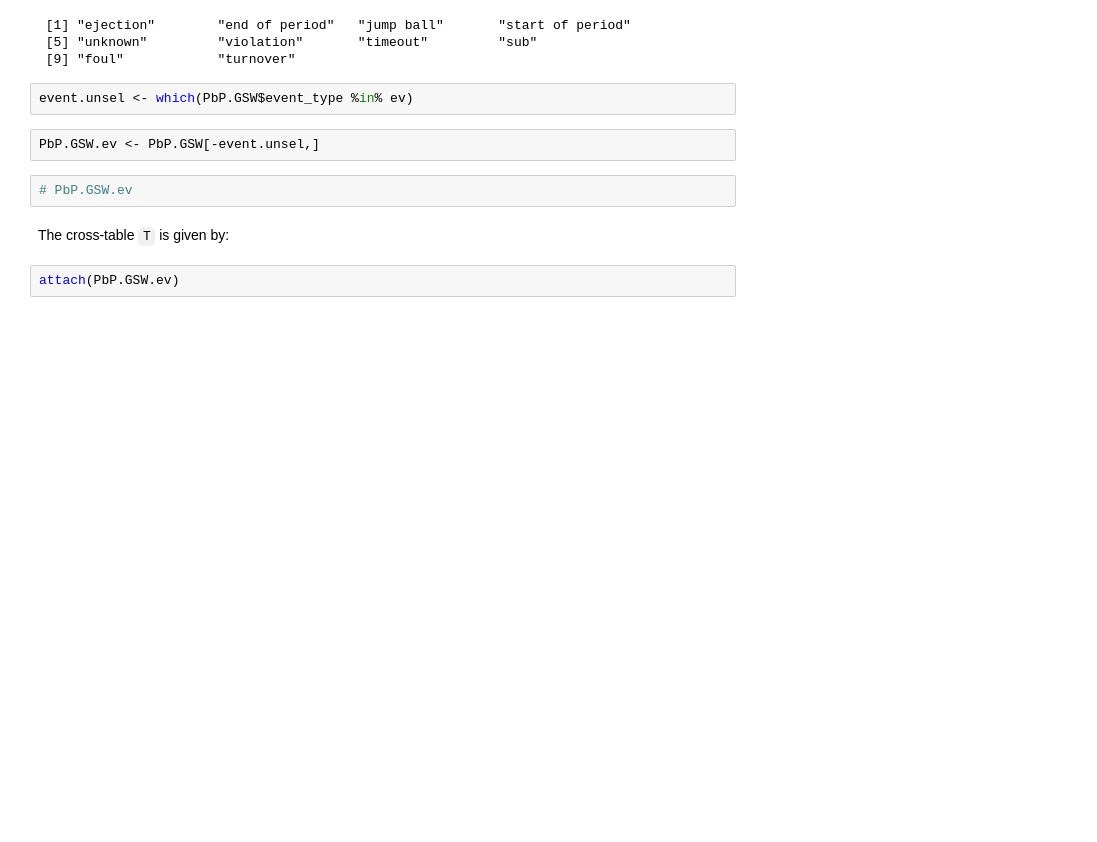
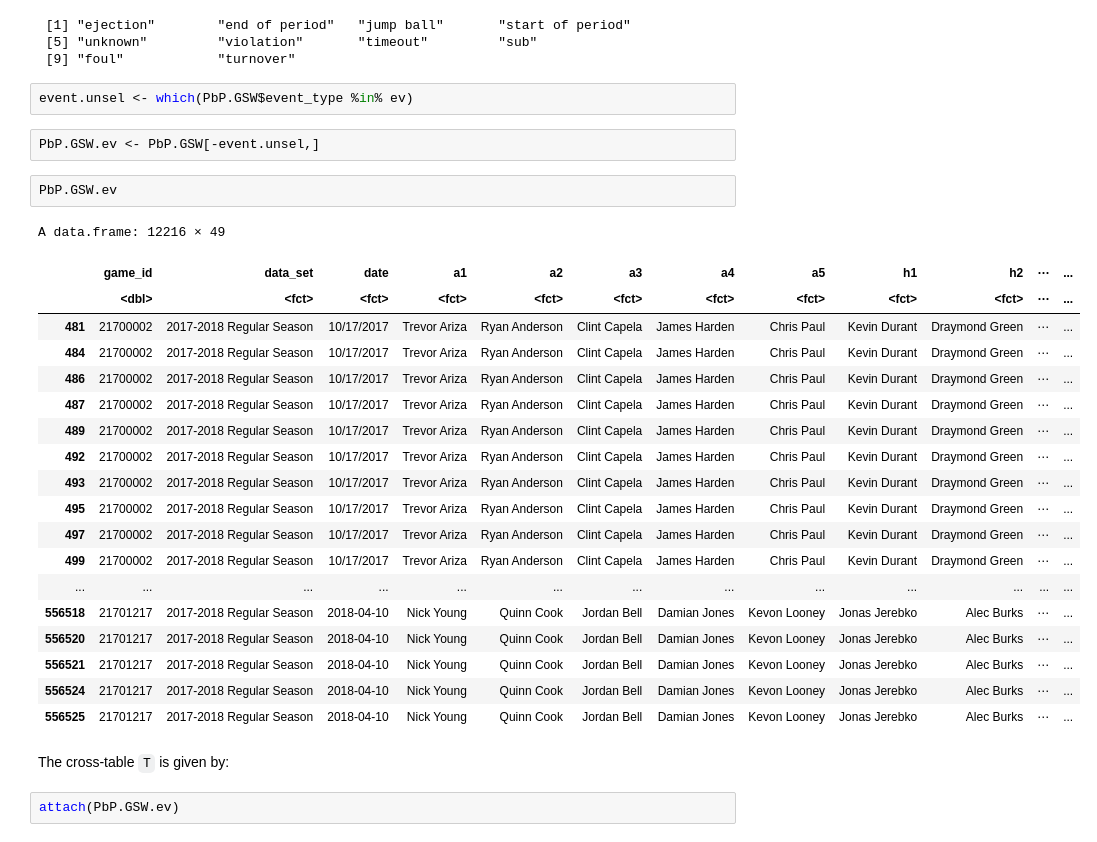
Before and after one commit to rajansawhney/basketball-data-science, a Jupyter notebook: notebooks/02-discovering-patterns-in-data.ipynb, the cells around one changed output. Drawn from its saved outputs; the diff is of its cells as text; blank space fills up the shorter version.

```diff
--- a/notebooks/02-discovering-patterns-in-data.ipynb
+++ b/notebooks/02-discovering-patterns-in-data.ipynb
@@ -90,7 +141,27 @@ event.unsel <- which(PbP.GSW$event_type %in% ev)
 # %%
 PbP.GSW.ev <- PbP.GSW[-event.unsel,]
 # %%
-# PbP.GSW.ev
+PbP.GSW.ev
+# %% [output]
+A data.frame: 12216 × 49
+|  | game_id | data_set | date | a1 | a2 | a3 | a4 | a5 | h1 | h2 | ⋯ | ... |
+|  | <dbl> | <fct> | <fct> | <fct> | <fct> | <fct> | <fct> | <fct> | <fct> | <fct> | ⋯ | ... |
+| 481 | 21700002 | 2017-2018 Regular Season | 10/17/2017 | Trevor Ariza | Ryan Anderson | Clint Capela | James Harden | Chris Paul | Kevin Durant | Draymond Green | ⋯ | ... |
+| 484 | 21700002 | 2017-2018 Regular Season | 10/17/2017 | Trevor Ariza | Ryan Anderson | Clint Capela | James Harden | Chris Paul | Kevin Durant | Draymond Green | ⋯ | ... |
+| 486 | 21700002 | 2017-2018 Regular Season | 10/17/2017 | Trevor Ariza | Ryan Anderson | Clint Capela | James Harden | Chris Paul | Kevin Durant | Draymond Green | ⋯ | ... |
+| 487 | 21700002 | 2017-2018 Regular Season | 10/17/2017 | Trevor Ariza | Ryan Anderson | Clint Capela | James Harden | Chris Paul | Kevin Durant | Draymond Green | ⋯ | ... |
+| 489 | 21700002 | 2017-2018 Regular Season | 10/17/2017 | Trevor Ariza | Ryan Anderson | Clint Capela | James Harden | Chris Paul | Kevin Durant | Draymond Green | ⋯ | ... |
+| 492 | 21700002 | 2017-2018 Regular Season | 10/17/2017 | Trevor Ariza | Ryan Anderson | Clint Capela | James Harden | Chris Paul | Kevin Durant | Draymond Green | ⋯ | ... |
+| 493 | 21700002 | 2017-2018 Regular Season | 10/17/2017 | Trevor Ariza | Ryan Anderson | Clint Capela | James Harden | Chris Paul | Kevin Durant | Draymond Green | ⋯ | ... |
+| 495 | 21700002 | 2017-2018 Regular Season | 10/17/2017 | Trevor Ariza | Ryan Anderson | Clint Capela | James Harden | Chris Paul | Kevin Durant | Draymond Green | ⋯ | ... |
+| 497 | 21700002 | 2017-2018 Regular Season | 10/17/2017 | Trevor Ariza | Ryan Anderson | Clint Capela | James Harden | Chris Paul | Kevin Durant | Draymond Green | ⋯ | ... |
+| 499 | 21700002 | 2017-2018 Regular Season | 10/17/2017 | Trevor Ariza | Ryan Anderson | Clint Capela | James Harden | Chris Paul | Kevin Durant | Draymond Green | ⋯ | ... |
+| ... | ... | ... | ... | ... | ... | ... | ... | ... | ... | ... | ... | ... |
+| 556518 | 21701217 | 2017-2018 Regular Season | 2018-04-10 | Nick Young | Quinn Cook | Jordan Bell | Damian Jones | Kevon Looney | Jonas Jerebko | Alec Burks | ⋯ | ... |
+| 556520 | 21701217 | 2017-2018 Regular Season | 2018-04-10 | Nick Young | Quinn Cook | Jordan Bell | Damian Jones | Kevon Looney | Jonas Jerebko | Alec Burks | ⋯ | ... |
+| 556521 | 21701217 | 2017-2018 Regular Season | 2018-04-10 | Nick Young | Quinn Cook | Jordan Bell | Damian Jones | Kevon Looney | Jonas Jerebko | Alec Burks | ⋯ | ... |
+| 556524 | 21701217 | 2017-2018 Regular Season | 2018-04-10 | Nick Young | Quinn Cook | Jordan Bell | Damian Jones | Kevon Looney | Jonas Jerebko | Alec Burks | ⋯ | ... |
+| 556525 | 21701217 | 2017-2018 Regular Season | 2018-04-10 | Nick Young | Quinn Cook | Jordan Bell | Damian Jones | Kevon Looney | Jonas Jerebko | Alec Burks | ⋯ | ... |
 # %% [markdown]
 The cross-table `T` is given by:
 # %%
```
Also changed, not shown: parts of 32 cells of this notebook, 1 other file.
